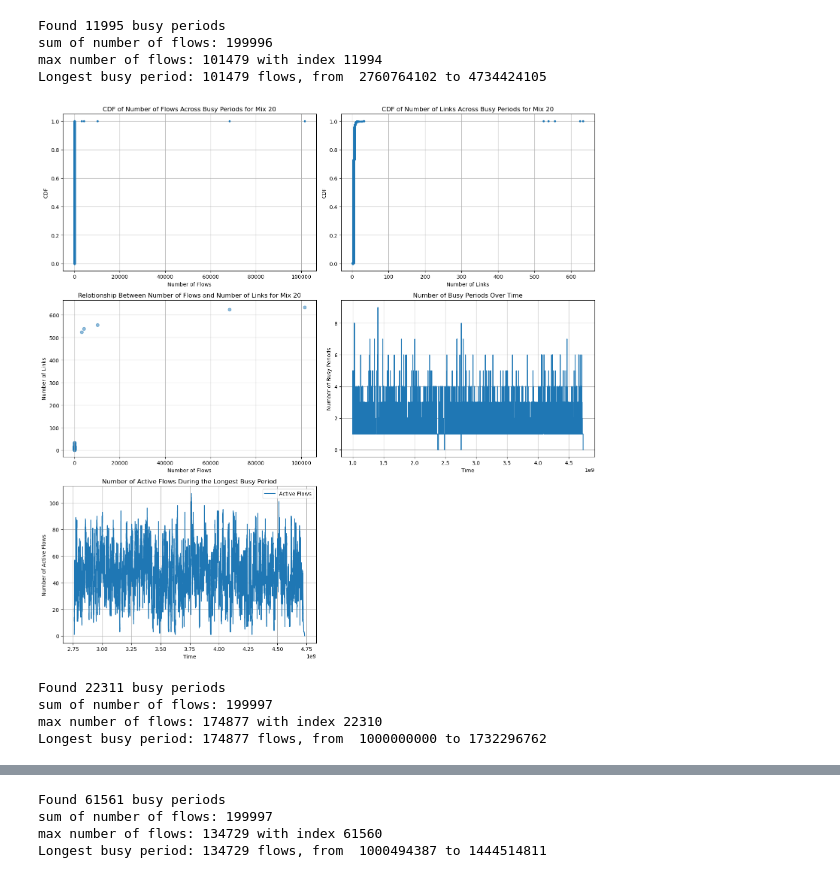
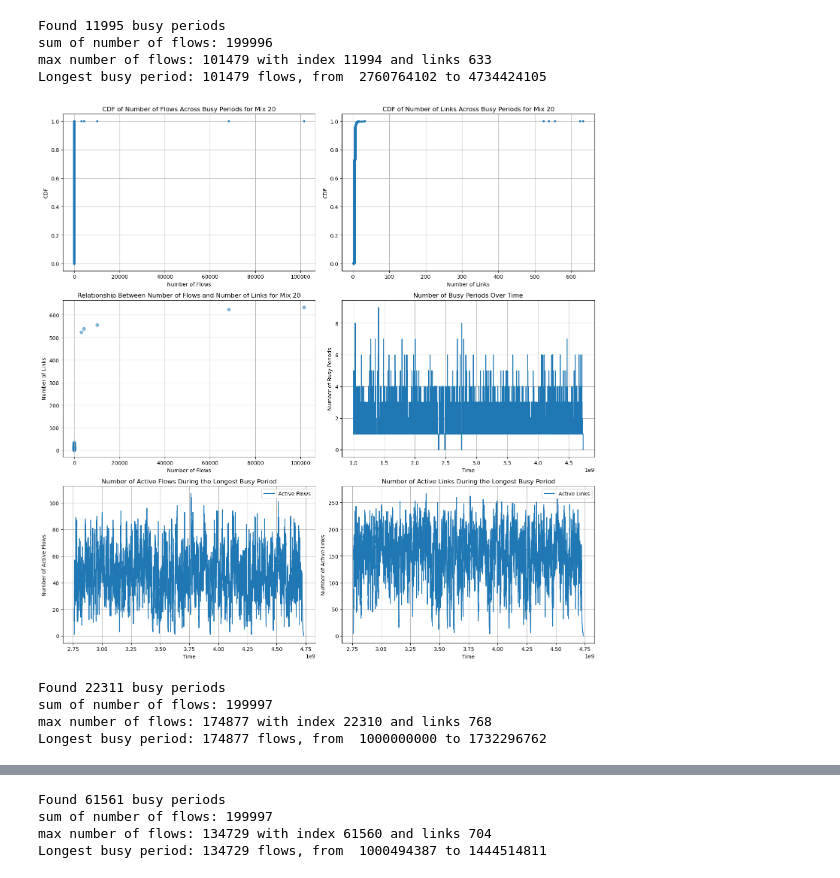
Before and after one commit to uw-polestar/parsimon-eval, a Jupyter notebook: expts/fig_8/analysis/busy_period.ipynb, the cells around one changed output, grey strips where cells are left out. Drawn from its saved outputs; the diff is of its cells as text; code cells hidden in the pictures.

Commit message:
normal busy period

```diff
--- a/expts/fig_8/analysis/busy_period.ipynb
+++ b/expts/fig_8/analysis/busy_period.ipynb
@@ -248,39 +290,43 @@ for mix_id in mix_list:
         busy_periods = update_bipartite_graph_and_calculate_busy_periods(flows)
 
         # Save results
         save_results(result_file, busy_periods)
         print(f'Saved results to {result_file}')
     print(f'Found {len(busy_periods)} busy periods')
     # Plot CDF of number of flows across busy periods
     num_flows = [len(period[3]) for period in busy_periods]
     print(f"sum of number of flows: {sum(num_flows)}")
-    print(f"max number of flows: {max(num_flows)} with index {num_flows.index(max(num_flows))}")
+    index_max=num_flows.index(max(num_flows))
+    print(f"max number of flows: {max(num_flows)} with index {index_max} and links {len(busy_periods[index_max][2])}")
 
     num_links = [len(period[2]) for period in busy_periods]
 
 
     fig, axs = plt.subplots(3, 2, figsize=(15, 15))
 
     plot_cdf(num_flows, 'Number of Flows', 'CDF', f'CDF of Number of Flows Across Busy Periods for Mix {mix_id}', axs[0, 0])
     plot_cdf(num_links, 'Number of Links', 'CDF', f'CDF of Number of Links Across Busy Periods for Mix {mix_id}', axs[0, 1])
     plot_relationship(num_flows, num_links, 'Number of Flows', 'Number of Links', f'Relationship Between Number of Flows and Number of Links for Mix {mix_id}', axs[1, 0])
     plot_busy_periods_over_time(busy_periods, axs[1, 1])
 
 
-    flows=parse_flow_info_log(flow_info_file)
+    flows = parse_flow_info_log(flow_info_file)
+    link_flows = parse_link_info_log(link_info_file)
+    flows = assign_links_to_flows(flows, link_flows)
+
     plot_active_flows_during_longest_period(busy_periods, flows, axs[2, 0])
 
-    axs[2, 1].axis('off')
+    plot_active_links_during_longest_period(busy_periods, flows, axs[2, 1])
 
     plt.tight_layout()
     plt.show()
 # %% [output]
 Found 11995 busy periods
 sum of number of flows: 199996
-max number of flows: 101479 with index 11994
+max number of flows: 101479 with index 11994 and links 633
 Longest busy period: 101479 flows, from  2760764102 to 4734424105
-[figure, old version]
+[figure, new version]
 Found 22311 busy periods
 sum of number of flows: 199997
-max number of flows: 174877 with index 22310
+max number of flows: 174877 with index 22310 and links 768
 Longest busy period: 174877 flows, from  1000000000 to 1732296762
@@ -288,4 +334,4 @@ Longest busy period: 174877 flows, from  1000000000 to 1732296762
 Found 61561 busy periods
 sum of number of flows: 199997
-max number of flows: 134729 with index 61560
+max number of flows: 134729 with index 61560 and links 704
 Longest busy period: 134729 flows, from  1000494387 to 1444514811
```
Also changed, not shown: parts of 2 cells of this notebook.
